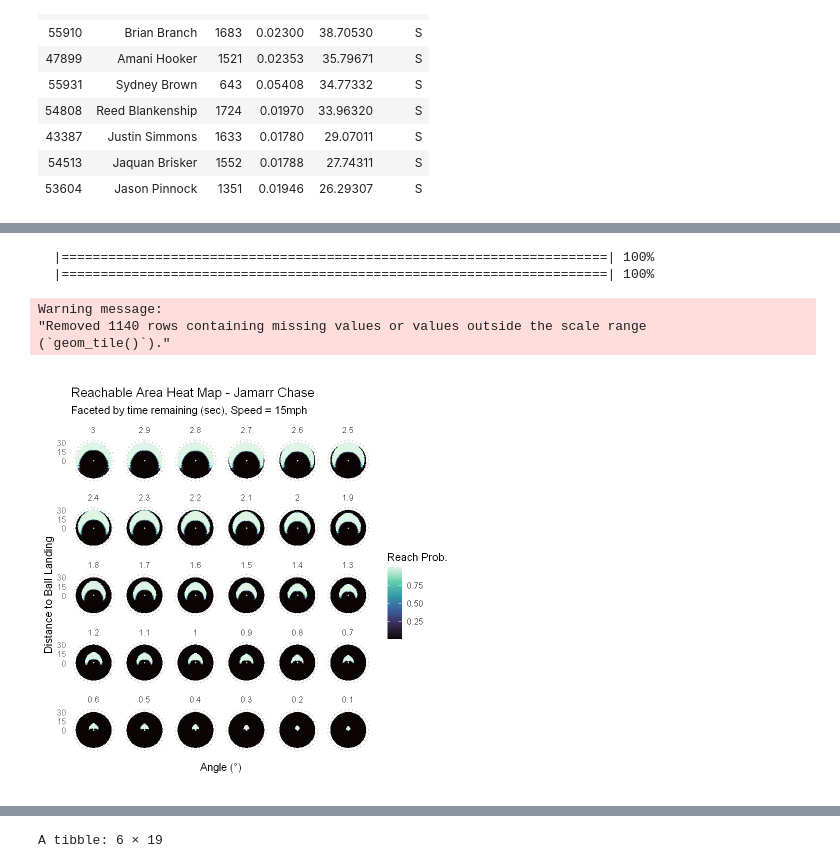
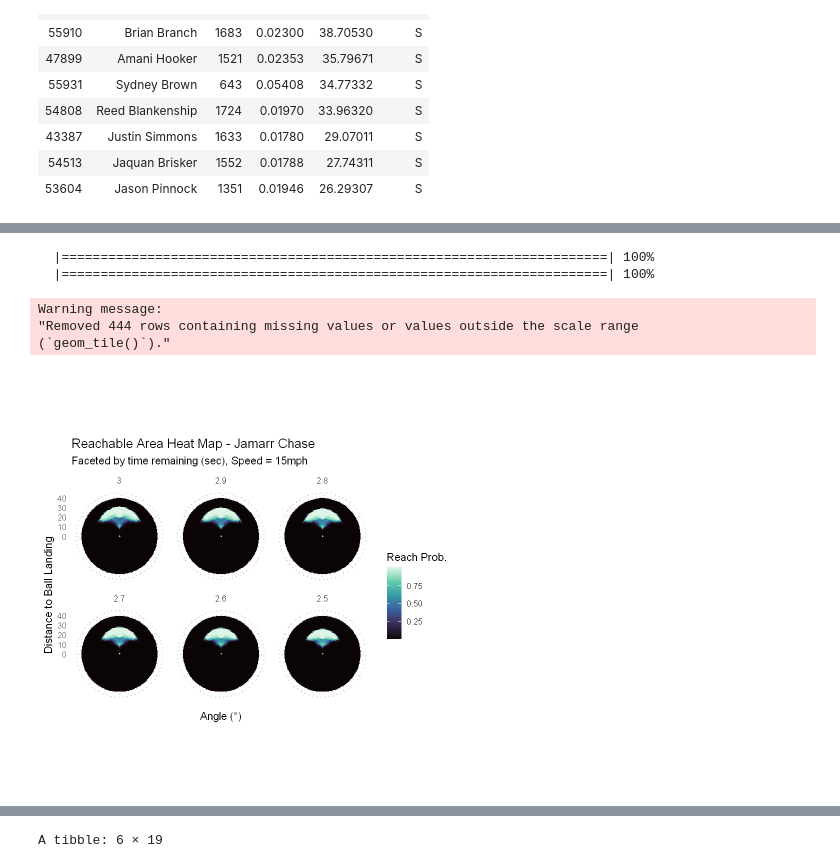
Before and after one commit to MPuram12/BigDataBowl2025, a Jupyter notebook: neural net.ipynb, the cells around one changed output, grey strips where cells are left out. Saved outputs shown, nothing was run; the diff lists cells and outputs as text; code cells hidden in the pictures.

```diff
--- a/neural net.ipynb
+++ b/neural net.ipynb
@@ -51,3 +64,5 @@ df_filtered <- df_filtered %>%
   mutate(reached_ball = ifelse(dist_to_ball_land < 1.5, 1, 0)) %>%
   mutate(reached_ball = ifelse(any(final_frame == 1 & reached_ball == 1), 1, 0)) %>%
   ungroup()
+# %%
+model <- h2o.loadModel(file.path("h2o_models", "model_with_id_dl"))
@@ -74,15 +104,10 @@ features <- c("dist_to_ball_land", "speed", "accel", "angle_diff", "time_left_s"
 target   <- "reached_ball"
 
 
-model <- h2o.deeplearning(
+model <- h2o.gbm(
   x = features,
   y = target,
   training_frame = train_h2o,
-  hidden = c(64, 32),
-  epochs = 30,
-  activation = "Rectifier",
-  categorical_encoding = "OneHotInternal",
-  stopping_metric = "AUC",
   seed = 123
 )
 
@@ -420,10 +467,10 @@ A tibble: 10 × 10
 # %%
 test_df <- expand.grid(
   nfl_id = 53434, # 54508 for wandale robinson, 44881 for cooper kupp, 53434 jamarr chase
-  dist_to_ball_land = seq(1, 30),
-  time_left_s = seq(3, .1, -.1),
-  angle_diff = seq(0, 180, 10),
-  speed = 15,
+  dist_to_ball_land = seq(1, 40),
+  time_left_s = seq(3, 2.5, -.1),
+  angle_diff = seq(0, 180, 5),
+  speed = 10,
   accel = 0
 )
 
@@ -450,37 +497,37 @@ ggplot(test_df_mirrored, aes(x = angle_diff_mirror, y = dist_to_ball_land, fill
   scale_x_continuous(
     breaks = seq(0, 330, 30),
     #labels = paste0(seq(0, 330, 30), "°")
     labels = NULL
   ) +
   scale_y_continuous(
-    limits = c(0,30),
-    breaks = seq(0, 30, 15),
+    limits = c(0,40),
+    breaks = seq(0, 40, 10),
     name = "Distance to Ball Landing"
   ) +
   labs(
     title = "Reachable Area Heat Map - Jamarr Chase",
     subtitle = paste("Faceted by time remaining (sec), Speed = 15mph"),
     x = "Angle (°)",
     y = "Distance"
   ) +
   facet_wrap(~ reorder(time_left_s, -time_left_s)) +
   theme_minimal(base_size = 13) +
   theme(
     panel.grid.minor = element_blank(),
     panel.grid.major = element_line(color = "gray80", linetype = "dotted"),
     #plot.title = element_text(hjust = 0.5, face = "bold"),
     axis.text.x = element_text(size = 10, face = "bold"),
     legend.position = "right"
   ) +
   # Optional: show the player in the center
   annotate("point", x = 0, y = 0, size = .5, color = "white")
 # %% [output]
   |======================================================================| 100%
   |======================================================================| 100%
 Warning message:
-"Removed 1140 rows containing missing values or values outside the scale range
+"Removed 444 rows containing missing values or values outside the scale range
 (`geom_tile()`)."
-[figure, old version]
+[figure, new version]
 # %%
 chase <- read.csv("chase.csv") %>%
     filter(player_role == "Targeted Receiver", !is.na(time_left_s)) %>%
```
Also changed, not shown: parts of 8 cells of this notebook, 4 other files.
